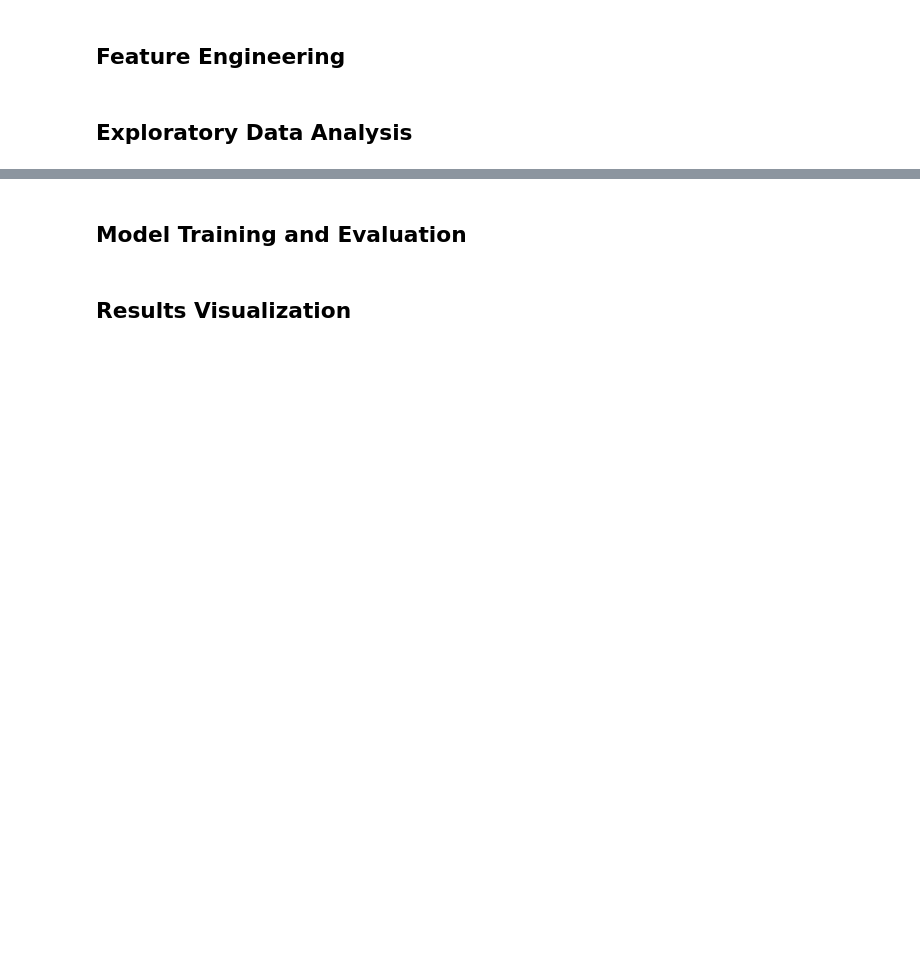
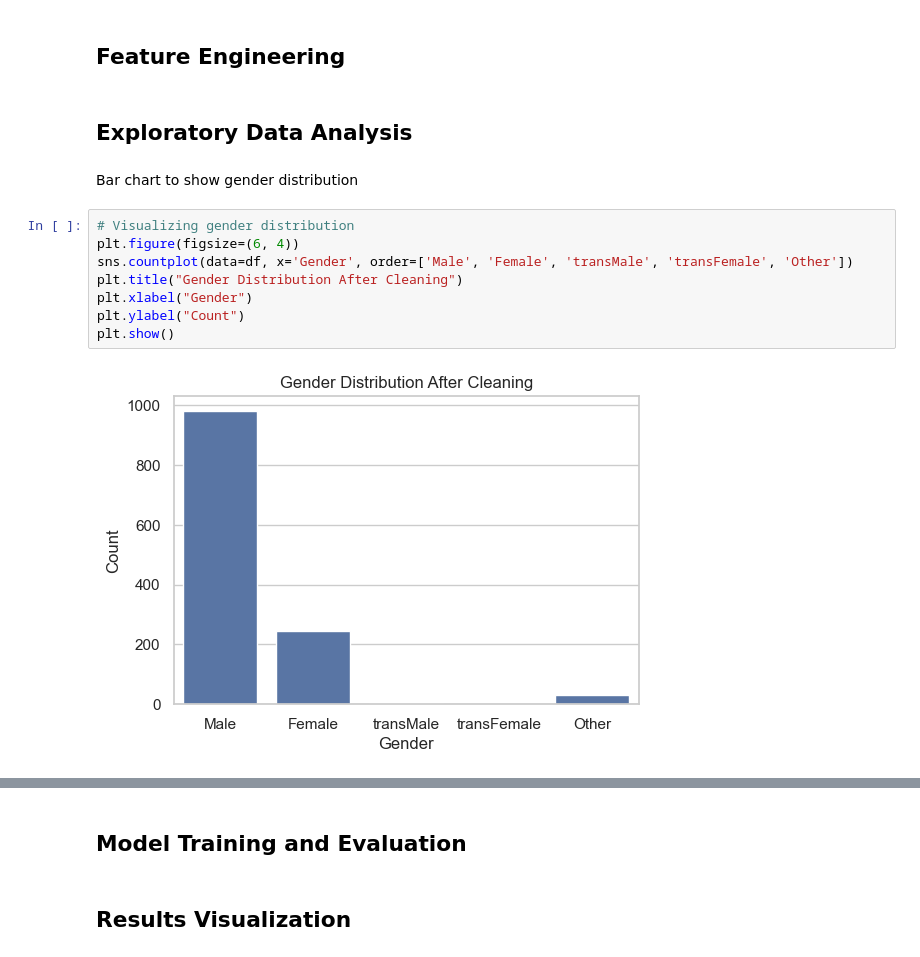
Before and after one commit to sjbmcg/data_science_group_project, a Jupyter notebook: implementation/Group project.ipynb, the cells around one changed output, grey strips where cells are left out. Cells and saved outputs as stored; diff of their text form; blank space fills up the shorter version.

```diff
--- a/implementation/Group project.ipynb
+++ b/implementation/Group project.ipynb
@@ -297,3 +308,15 @@ max age 72
 ## Feature Engineering
 # %% [markdown]
 ## Exploratory Data Analysis
+# %% [markdown]
+Bar chart to show gender distribution
+# %%
+# Visualizing gender distribution
+plt.figure(figsize=(6, 4))
+sns.countplot(data=df, x='Gender', order=['Male', 'Female', 'transMale', 'transFemale', 'Other'])
+plt.title("Gender Distribution After Cleaning")
+plt.xlabel("Gender")
+plt.ylabel("Count")
+plt.show()
+# %% [output]
+[figure, added]
```
Also changed, not shown: parts of 21 cells of this notebook.
